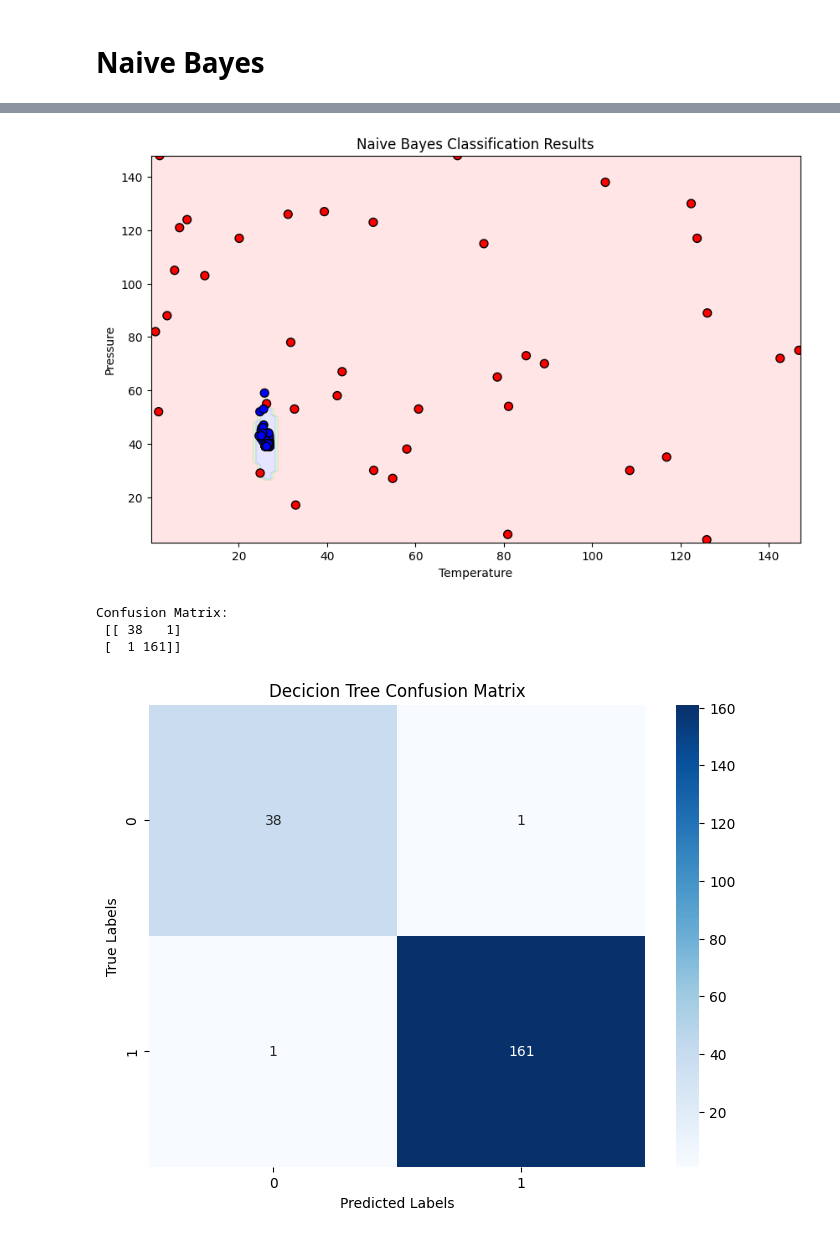
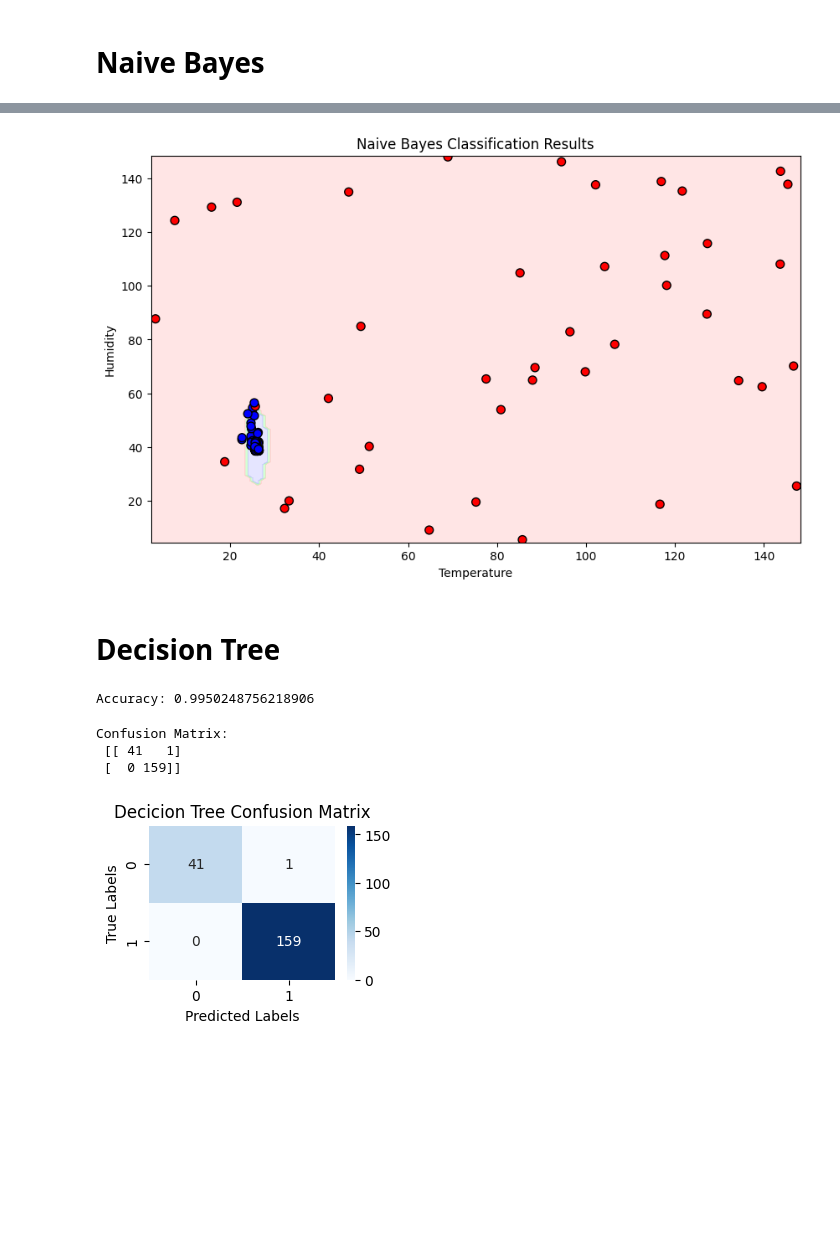
Before and after one commit to DarthHaxo/ENDG510_Lab, a Jupyter notebook: ML_lab.ipynb, the cells around one changed output, grey strips where cells are left out. Cells and saved outputs as stored; diff of their text form; code cells hidden in the pictures; blank space fills up the shorter version.

Commit message:
completed models

```diff
--- a/ML_lab.ipynb
+++ b/ML_lab.ipynb
@@ -18,7 +19,7 @@ from sklearn import metrics #module for evaluating performance
 # %%
 #load your data
-df = pd.read_csv("data_attack.csv")
-df = pd.read_csv("data_attack_noisy_1.csv") #added random number (0 to 1) to every number
+# df = pd.read_csv("data_attack.csv")
+df = pd.read_csv("data_attack_noisy_1.csv") #added random number (-.5 to .5) to every number to simulate increased resolution of sensor
 df.head() # prints top 5 rows from the datatset to check data is load or no
 # %% [output]
 |  | Temp | Humd | Label |
@@ -130,5 +133,4 @@ Accuracy: 0.9850746268656716
 # %%
-# 1. Create the mesh grid in terms of original data range
 x_min, x_max = x_test_original[:, 0].min() - 1, x_test_original[:, 0].max() + 1
 y_min, y_max = x_test_original[:, 1].min() - 1, x_test_original[:, 1].max() + 1
 xx, yy = np.meshgrid(np.arange(x_min, x_max, 1),
@@ -148,26 +150,34 @@ plt.figure(figsize=(10, 6))
 plt.contourf(xx, yy, Z, cmap=cmap_light, alpha=0.3)
 plt.scatter(x_test_original[:, 0], x_test_original[:, 1], c=y_test, cmap=cmap_bold, edgecolor='k', s=50)
 plt.xlabel('Temperature')
-plt.ylabel('Pressure')
+plt.ylabel('Humidity')
 plt.title(f'{model_type} Classification Results')
 
 plt.show()
 # %% [output]
-[figure, old version]
+[figure, new version]
+# %% [markdown]
+# Decision Tree
+# %%
+model_type = "Decicion Tree" # heading for charts
+z = DecisionTreeClassifier()
+MODEL = z.fit(x_train,y_train) # start training
+predict = MODEL.predict(x_test) # performance in the test set
+print("Accuracy:", metrics.accuracy_score(y_test,predict)) # evaluating the performance based on accuracy
+# %% [output]
+Accuracy: 0.9950248756218906
 # %%
 conf_matrix = metrics.confusion_matrix(y_test, predict)
 print("Confusion Matrix:\n", conf_matrix)
-
-
 # Plot the confusion matrix
-plt.figure(figsize=(8, 6))
+plt.figure(figsize=(3, 2))
 sns.heatmap(conf_matrix, annot=True, fmt="d", cmap="Blues", xticklabels=True, yticklabels=True)
 plt.xlabel("Predicted Labels")
 plt.ylabel("True Labels")
 plt.title(f"{model_type} Confusion Matrix")
 plt.show()
 # %% [output]
 Confusion Matrix:
- [[ 38   1]
- [  1 161]]
+ [[ 41   1]
+ [  0 159]]
-[figure, old version]
+[figure, new version]
```
Also changed, not shown: parts of 14 cells of this notebook, 4 other files.
